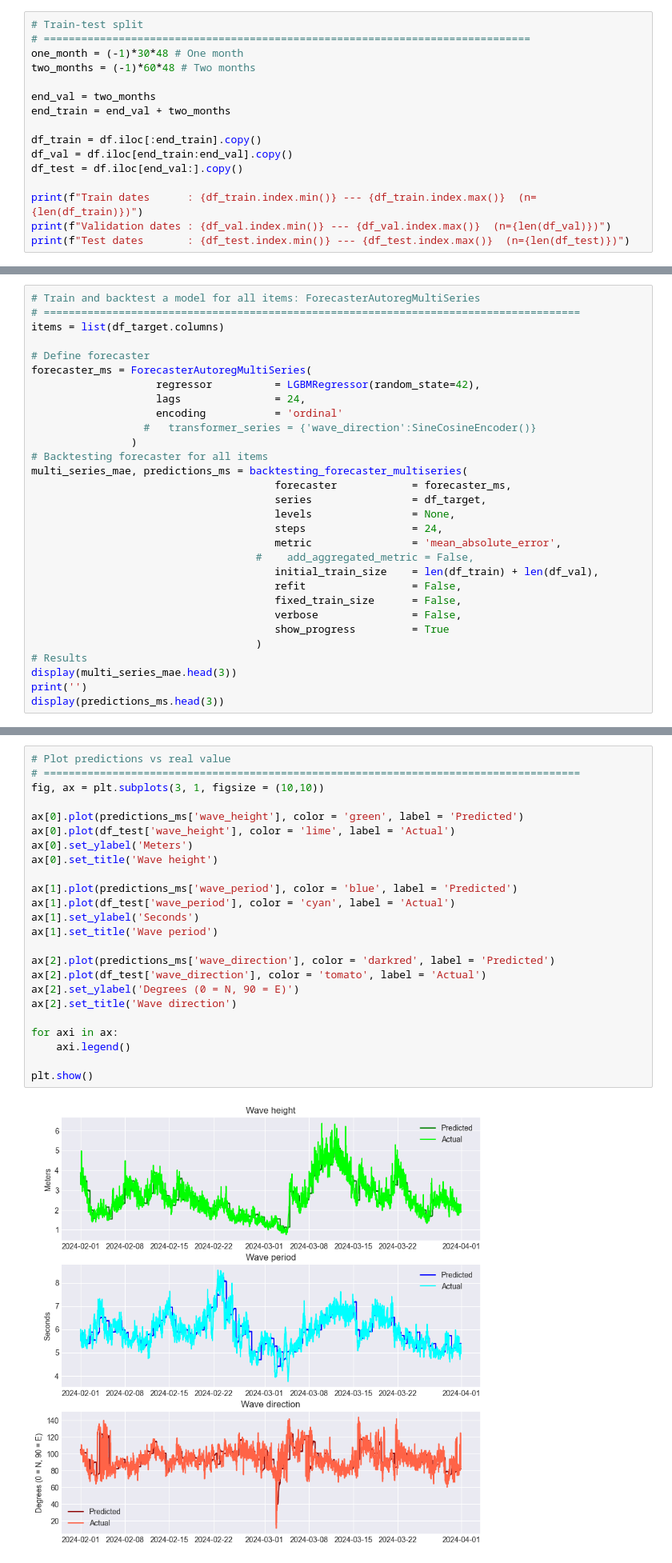
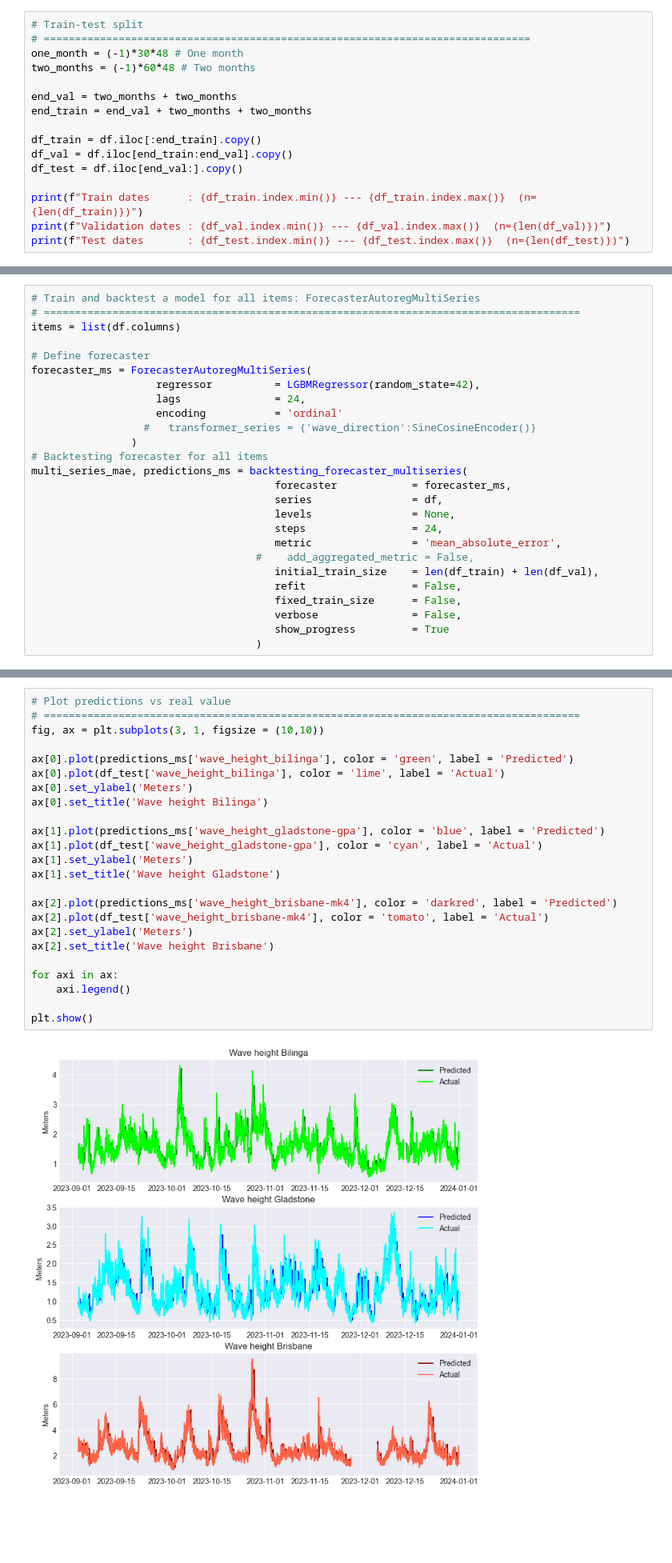
Before and after one commit to AlvaroCorrales/wave-height-app, a Jupyter notebook: Notebooks/Queensland/Modelling tests - Multiseries - QLD.ipynb, the cells around one changed output, grey strips where cells are left out. Shown at 80% size. Saved outputs shown, nothing was run; the diff lists cells and outputs as text; blank space fills up the shorter version.

```diff
--- a/Notebooks/Queensland/Modelling tests - Multiseries - QLD.ipynb
+++ b/Notebooks/Queensland/Modelling tests - Multiseries - QLD.ipynb
@@ -69,8 +69,8 @@ df.tail()
 one_month = (-1)*30*48 # One month
 two_months = (-1)*60*48 # Two months
 
-end_val = two_months
-end_train = end_val + two_months
+end_val = two_months + two_months
+end_train = end_val + two_months + two_months
 
 df_train = df.iloc[:end_train].copy()
 df_val = df.iloc[end_train:end_val].copy()
@@ -88,7 +88,7 @@ Test dates       : 2024-06-02 00:00:00 --- 2024-07-31 23:30:00  (n=2880)
 # %%
 # Train and backtest a model for all items: ForecasterAutoregMultiSeries
 # ======================================================================================
-items = list(df_target.columns)
+items = list(df.columns)
 
 # Define forecaster
 forecaster_ms = ForecasterAutoregMultiSeries(
@@ -100,7 +100,7 @@ forecaster_ms = ForecasterAutoregMultiSeries(
 # Backtesting forecaster for all items
 multi_series_mae, predictions_ms = backtesting_forecaster_multiseries(
                                        forecaster            = forecaster_ms,
-                                       series                = df_target,
+                                       series                = df,
                                        levels                = None,
                                        steps                 = 24,
                                        metric                = 'mean_absolute_error',
@@ -111,10 +111,6 @@ multi_series_mae, predictions_ms = backtesting_forecaster_multiseries(
                                        verbose               = False,
                                        show_progress         = True
                                     )
-# Results
-display(multi_series_mae.head(3))
-print('')
-display(predictions_ms.head(3))
 # %% [output]
 NaNs detected in `y_train`. They have been dropped because the target variable cannot have NaN values. Same rows have been dropped from `X_train` to maintain alignment. This is caused by series with i ...
  You can suppress this warning using: warnings.simplefilter('ignore', category=MissingValuesWarning)
@@ -154,29 +156,29 @@ predictions_ms
 # %%
 # Plot predictions vs real value
 # ======================================================================================
 fig, ax = plt.subplots(3, 1, figsize = (10,10))
 
-ax[0].plot(predictions_ms['wave_height'], color = 'green', label = 'Predicted')
-ax[0].plot(df_test['wave_height'], color = 'lime', label = 'Actual')
+ax[0].plot(predictions_ms['wave_height_bilinga'], color = 'green', label = 'Predicted')
+ax[0].plot(df_test['wave_height_bilinga'], color = 'lime', label = 'Actual')
 ax[0].set_ylabel('Meters')
-ax[0].set_title('Wave height')
+ax[0].set_title('Wave height Bilinga')
 
-ax[1].plot(predictions_ms['wave_period'], color = 'blue', label = 'Predicted')
-ax[1].plot(df_test['wave_period'], color = 'cyan', label = 'Actual')
-ax[1].set_ylabel('Seconds')
-ax[1].set_title('Wave period')
+ax[1].plot(predictions_ms['wave_height_gladstone-gpa'], color = 'blue', label = 'Predicted')
+ax[1].plot(df_test['wave_height_gladstone-gpa'], color = 'cyan', label = 'Actual')
+ax[1].set_ylabel('Meters')
+ax[1].set_title('Wave height Gladstone')
 
-ax[2].plot(predictions_ms['wave_direction'], color = 'darkred', label = 'Predicted')
-ax[2].plot(df_test['wave_direction'], color = 'tomato', label = 'Actual')
-ax[2].set_ylabel('Degrees (0 = N, 90 = E)')
-ax[2].set_title('Wave direction')
+ax[2].plot(predictions_ms['wave_height_brisbane-mk4'], color = 'darkred', label = 'Predicted')
+ax[2].plot(df_test['wave_height_brisbane-mk4'], color = 'tomato', label = 'Actual')
+ax[2].set_ylabel('Meters')
+ax[2].set_title('Wave height Brisbane')
 
 for axi in ax:
     axi.legend()
 
 plt.show()
 # %% [output]
-[figure, old version]
+[figure, new version]
 # %% [markdown]
 ### 3.2 Hyperparameter search
 # %%
```
Also changed, not shown: parts of 7 cells of this notebook.
